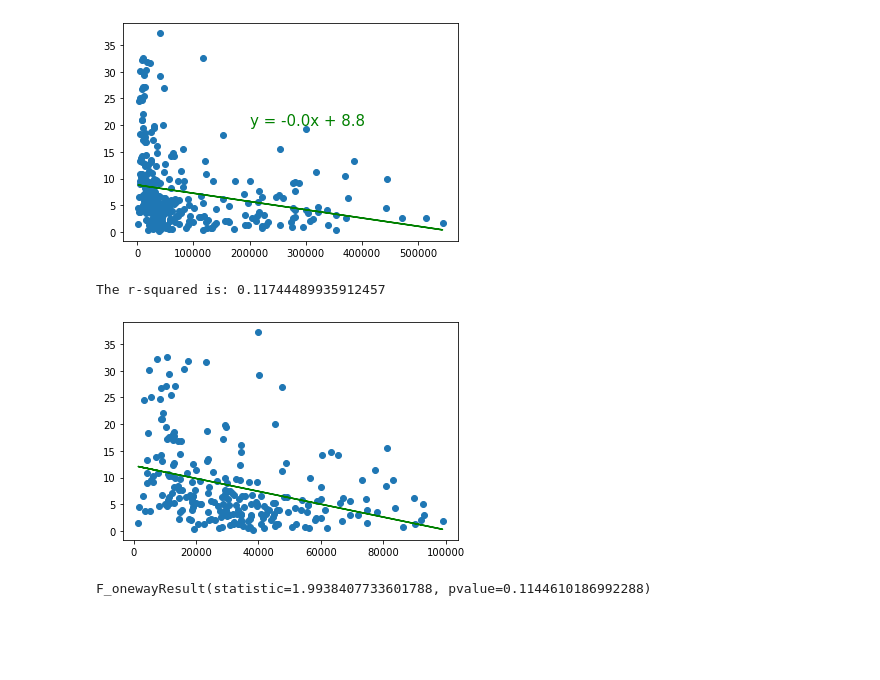
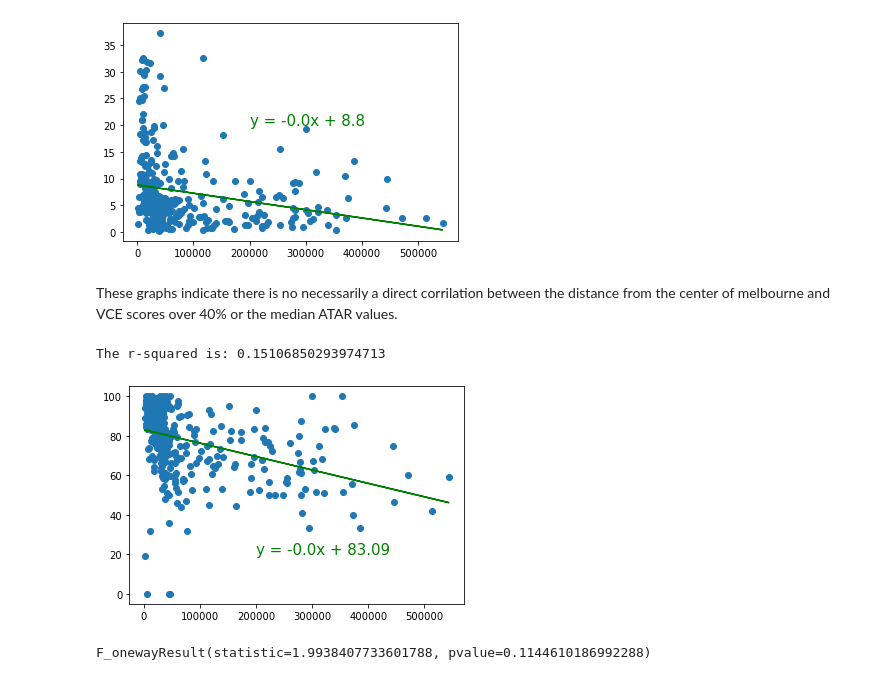
Before and after one commit to joshmartin33/project-one, a Jupyter notebook: analysis.ipynb, the cells around one changed output. Drawn from its saved outputs; the diff is of its cells as text; code cells hidden in the pictures; blank space fills up the shorter version.

```diff
--- a/analysis.ipynb
+++ b/analysis.ipynb
@@ -379,21 +466,23 @@ print(f"The r-squared is: {rvalue**2}")
 # %% [output]
 The r-squared is: 0.05099029464643609
 [figure]
+# %% [markdown]
+These graphs indicate there is no necessarily a direct corrilation between the distance from the center of melbourne and VCE scores over 40% or the median ATAR values.
 # %%
-dist_atar = dist_atar.drop(dist_atar[dist_atar['Dist From Melbourne Centre (m)'] >= 100000].index, inplace=False)
+dist_atar = dist_atar.drop(dist_atar[dist_atar['Dist From Melbourne Centre (m)'] == 0].index, inplace=False)
 x_values = dist_atar['Dist From Melbourne Centre (m)']
-y_values = dist_atar['VCE 40+ %']
+y_values = dist_atar['% Applying for Tertiary Study']
 
 (slope, intercept, rvalue, pvalue, stderr) = st.linregress(x_values, y_values)
 regress_values = x_values * slope + intercept
 line_eq = "y = " + str(round(slope,2)) + "x + " + str(round(intercept,2))
 plt.scatter(x_values,y_values)
 plt.plot(x_values,regress_values,"green")
 plt.annotate(line_eq,(200000,20),fontsize=15,color="green")
 print(f"The r-squared is: {rvalue**2}")
 # %% [output]
-The r-squared is: 0.11744489935912457
+The r-squared is: 0.15106850293974713
-[figure, old version]
+[figure, new version]
 # %%
 group0 = school_df[school_df["Geolocation"] == "Major Cities"]['Median VCE Score']
 group1 = school_df[school_df["Geolocation"] == "Inner Regional"]['Median VCE Score']
```
Also changed, not shown: parts of 12 cells of this notebook.
